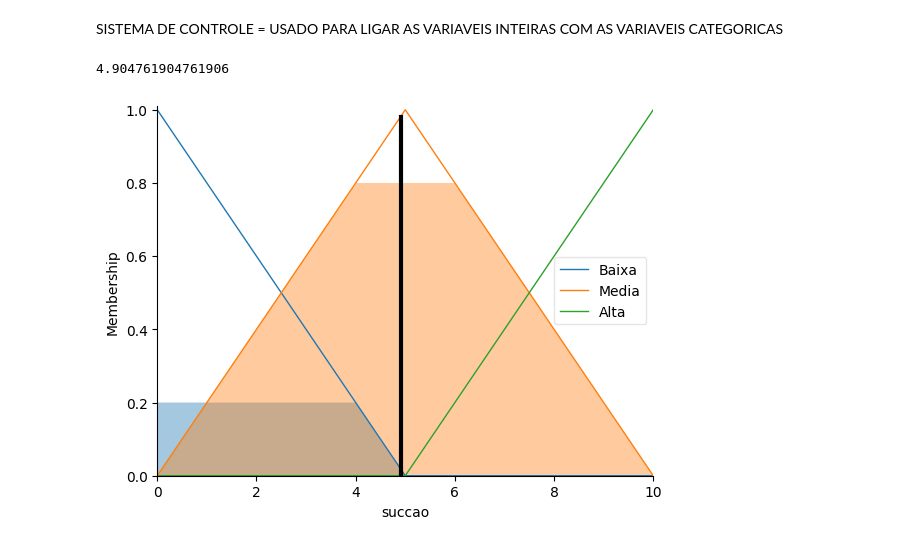
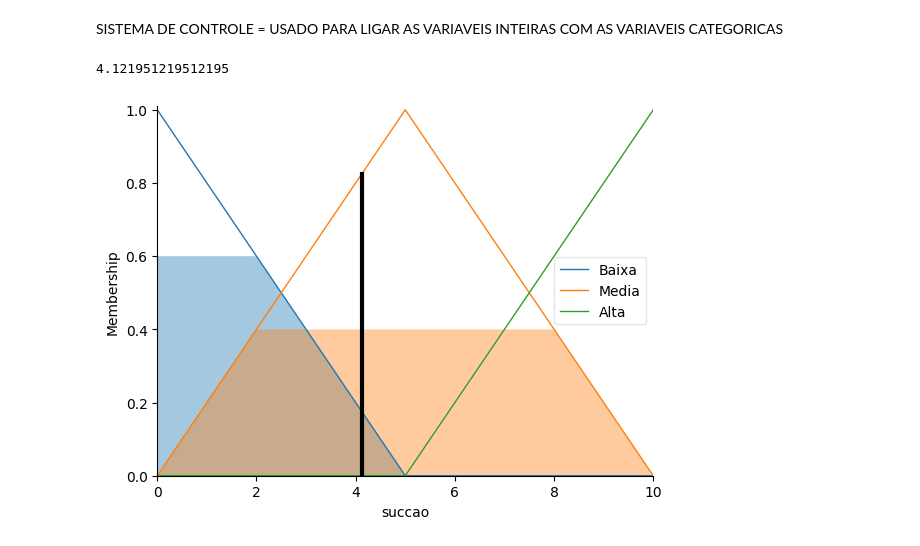
Before and after one commit to DouglasSilva2/Logica_de_Fuzzy_python, a Jupyter notebook: Logica_de_Fuzzy_2º_Etudo_de_Caso_Python.ipynb, the cells around one changed output. Drawn from its saved outputs; the diff is of its cells as text; code cells hidden in the pictures.

```diff
--- a/Logica_de_Fuzzy_2º_Etudo_de_Caso_Python.ipynb
+++ b/Logica_de_Fuzzy_2º_Etudo_de_Caso_Python.ipynb
@@ -89,11 +89,11 @@ SISTEMA DE CONTROLE = USADO PARA LIGAR AS VARIAVEIS INTEIRAS COM AS VARIAVEIS CA
 sistema_controle = ctrl.ControlSystem([regra1, regra2, regra3, regra4])
 sistema = ctrl.ControlSystemSimulation(sistema_controle)#utilizada para fazer as simulaçoes
 # %%
-sistema.input['superficie'] = 2
-sistema.input['sujeira'] = 0
+sistema.input['superficie'] = 1
+sistema.input['sujeira'] = 0.5
 sistema.compute()
 print(sistema.output['succao'])
 succao.view(sim = sistema)
 # %% [output]
-4.904761904761906
+4.121951219512195
-[figure, old version]
+[figure, new version]
```
Also changed, not shown: parts of 2 cells of this notebook.
